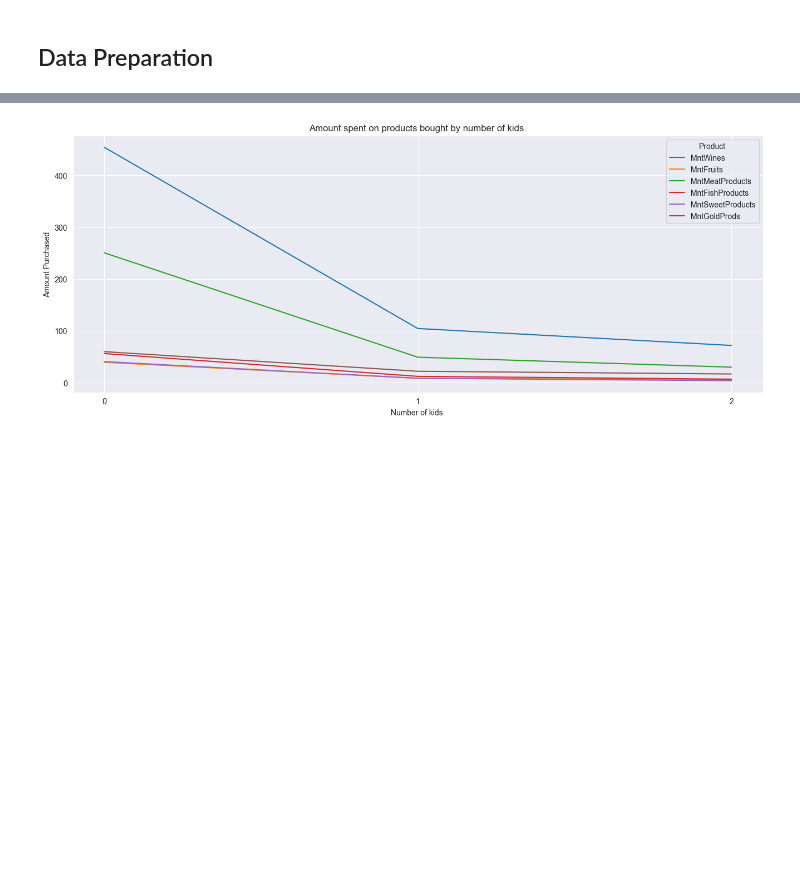
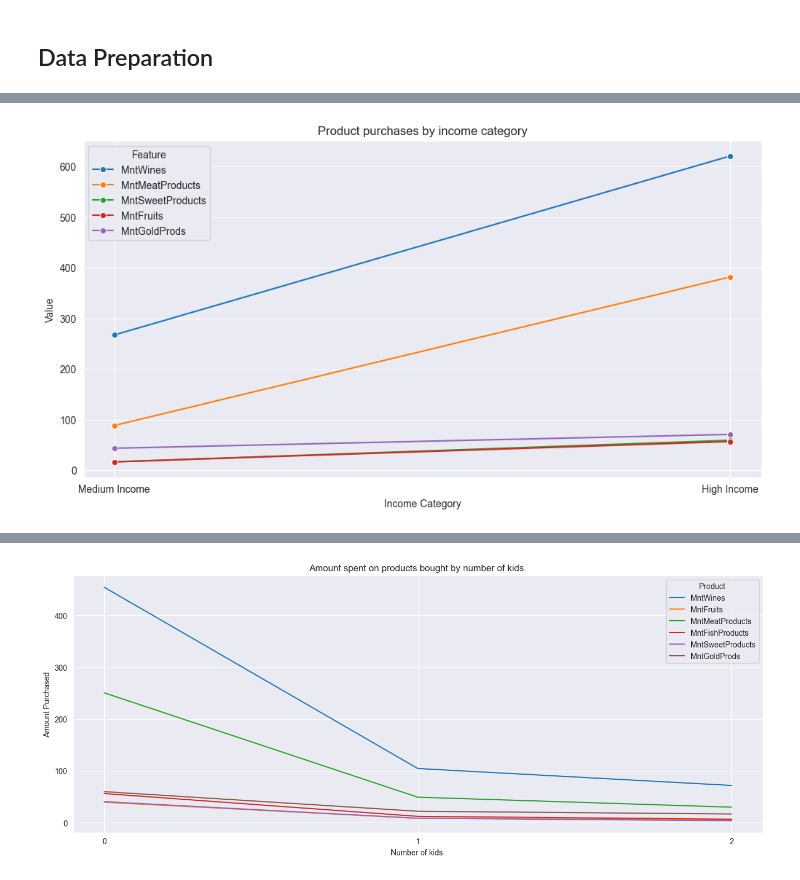
Before and after one commit to joojaa7/dataK-koneO, a Jupyter notebook: Project/project.ipynb, the cells around one changed output, grey strips where cells are left out. Cells and saved outputs as stored; diff of their text form; code cells hidden in the pictures; blank space fills up the shorter version.

```diff
--- a/Project/project.ipynb
+++ b/Project/project.ipynb
@@ -373,3 +196,26 @@ print(model.cluster_centers_.shape)
+# %%
+import matplotlib.pyplot as plt
+import seaborn as sns
+
+import matplotlib.pyplot as plt
+import seaborn as sns
+import pandas as pd
+features_to_plot = ["MntWines","MntMeatProducts" ,"MntSweetProducts", "MntFruits", "MntGoldProds"]
+
+df_melted = df.melt(id_vars=["IncomeCategory"], value_vars=features_to_plot, var_name="Feature", value_name="Value")
+category_order = ["Poor","Medium Income","High Income" ,"Rich" ]
+df_melted["IncomeCategory"] = pd.Categorical(df_melted["IncomeCategory"], categories=category_order, ordered=True)
+plt.figure(figsize=(12, 6))
+sns.lineplot(x="IncomeCategory", y="Value", hue="Feature", data=df_melted, marker="o",errorbar=None)
+
+plt.title("Product purchases by income category")
+plt.xlabel("Income Category")
+plt.ylabel("Value")
+plt.grid(True)
+
+plt.show()
+# %% [output]
+[figure, added]
 # %%
 
 # Plotting
```
Also changed, not shown: parts of 65 cells of this notebook.
